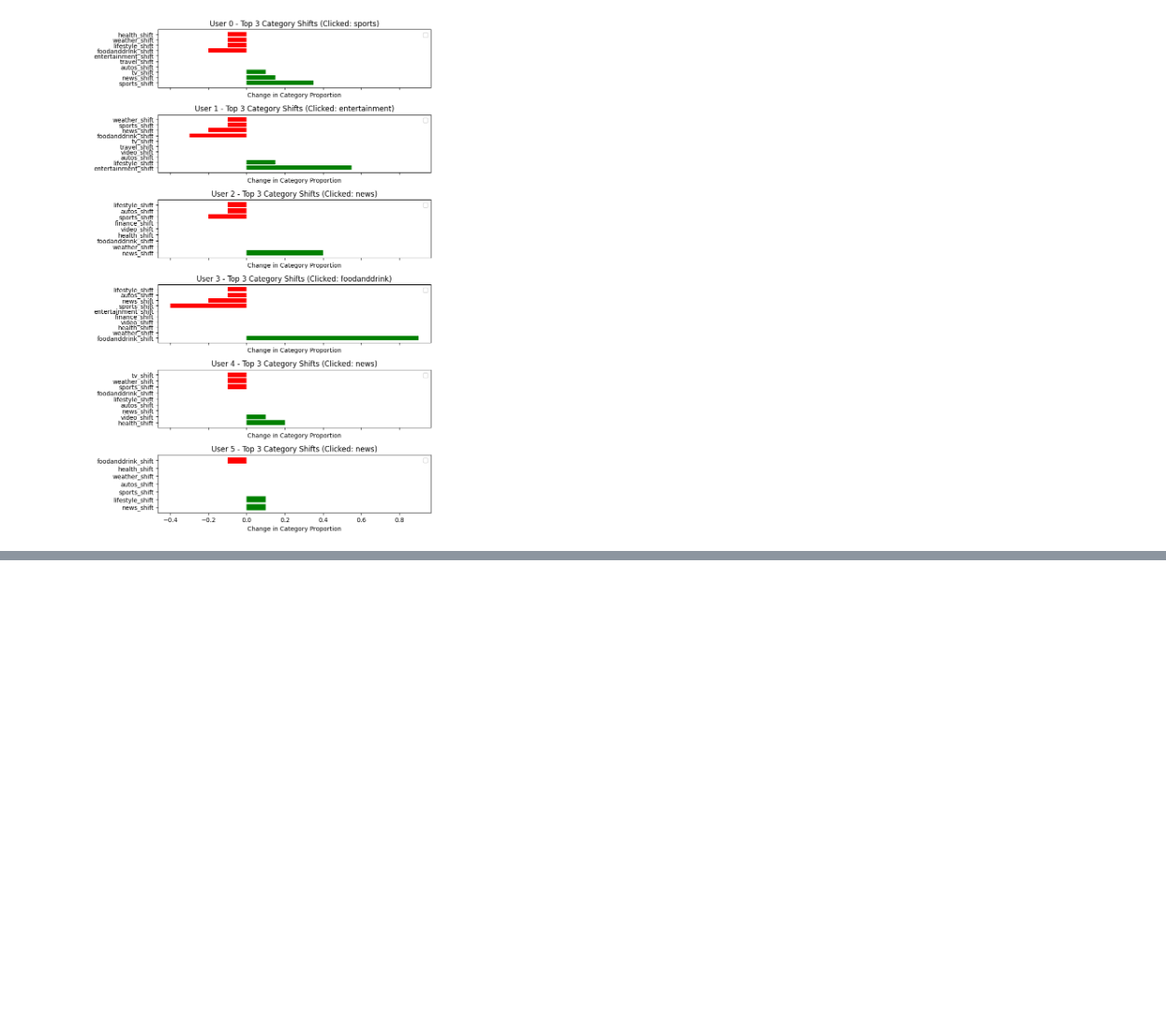
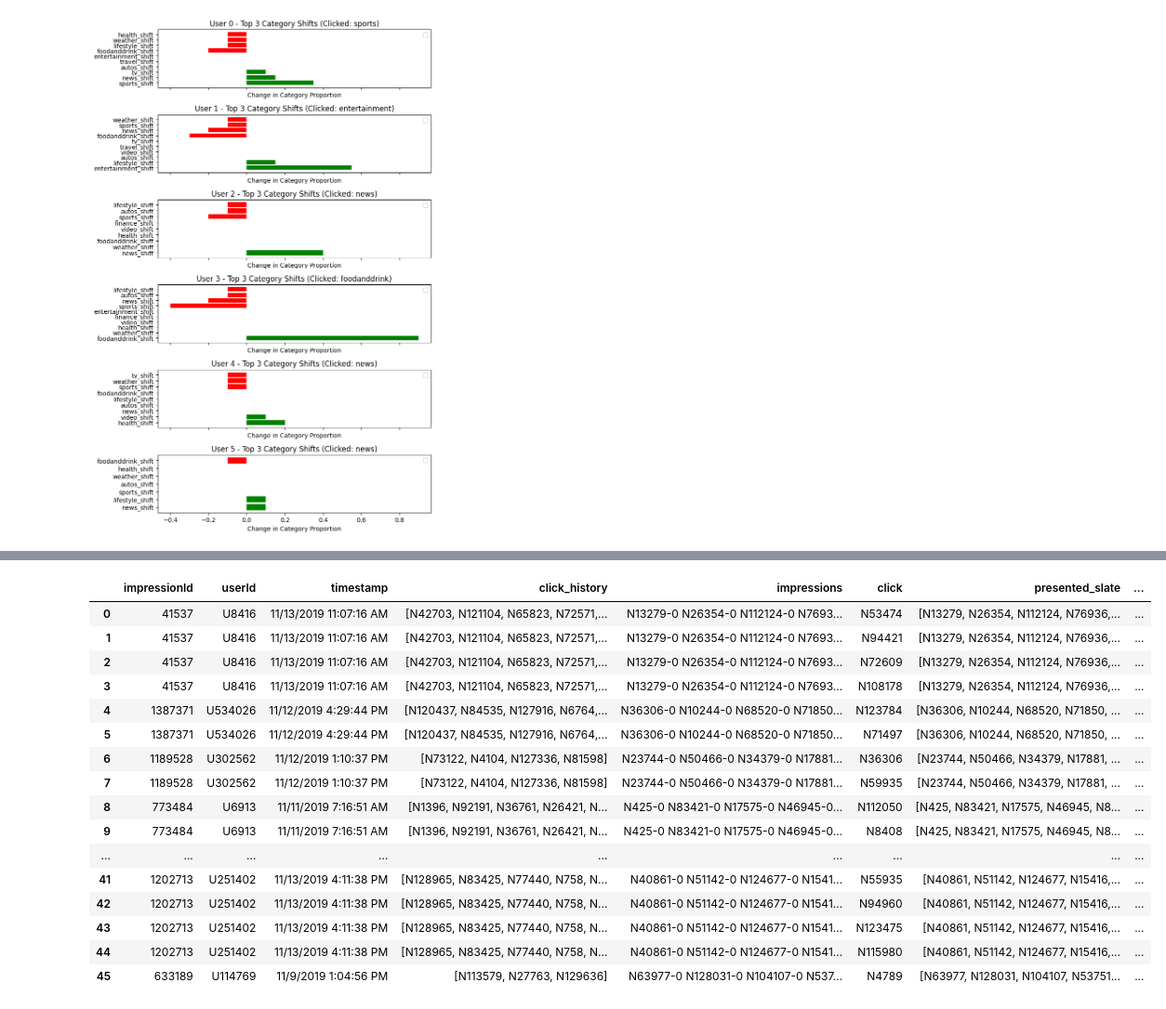
Before and after one commit to Asr419/reasoning_over_slaterecs, a Jupyter notebook: src/reasoning_over_slaterecs/mind_dataset/load_slates_rl_data.ipynb, the cells around one changed output, grey strips where cells are left out. Shown at 93% size. Cells and saved outputs as stored; diff of their text form; code cells hidden in the pictures; blank space fills up the shorter version.

```diff
--- a/src/reasoning_over_slaterecs/mind_dataset/load_slates_rl_data.ipynb
+++ b/src/reasoning_over_slaterecs/mind_dataset/load_slates_rl_data.ipynb
@@ -806,6 +801,8 @@ grouped_means
 | 14 | (0.30132636427879333, 0.121594846... | 0.000000 | 0.200000 |
 # %%
 users_with_llm_success = df_filtered[df_filtered["hit"] > 0]
+# %%
+df_filtered_data=df_filtered.copy()
 # %%
 df_filtered = df_filtered[df_filtered["hit"] > 0].reset_index(drop=True)
 # %%
@@ -1042,0 +1040,27 @@ df_filtered
+# %%
+clicked_data_user_history = category_data.merge(
+    df_filtered_data,
+    left_on=['click', 'observed_state'],
+    right_on=['original_click', 'initial_user_state_tuple'],
+    how='right'  # Use 'inner' to keep only matching rows
+)
+# %%
+clicked_data_user_history
+# %% [output]
+|  | impressionId | userId | timestamp | click_history | impressions | click | presented_slate | ... |
+| 0 | 41537 | U8416 | 11/13/2019 11:07:16 AM | [N42703, N121104, N65823, N72571,... | N13279-0 N26354-0 N112124-0 N7693... | N53474 | [N13279, N26354, N112124, N76936,... | ... |
+| 1 | 41537 | U8416 | 11/13/2019 11:07:16 AM | [N42703, N121104, N65823, N72571,... | N13279-0 N26354-0 N112124-0 N7693... | N94421 | [N13279, N26354, N112124, N76936,... | ... |
+| 2 | 41537 | U8416 | 11/13/2019 11:07:16 AM | [N42703, N121104, N65823, N72571,... | N13279-0 N26354-0 N112124-0 N7693... | N72609 | [N13279, N26354, N112124, N76936,... | ... |
+| 3 | 41537 | U8416 | 11/13/2019 11:07:16 AM | [N42703, N121104, N65823, N72571,... | N13279-0 N26354-0 N112124-0 N7693... | N108178 | [N13279, N26354, N112124, N76936,... | ... |
+| 4 | 1387371 | U534026 | 11/12/2019 4:29:44 PM | [N120437, N84535, N127916, N6764,... | N36306-0 N10244-0 N68520-0 N71850... | N123784 | [N36306, N10244, N68520, N71850, ... | ... |
+| 5 | 1387371 | U534026 | 11/12/2019 4:29:44 PM | [N120437, N84535, N127916, N6764,... | N36306-0 N10244-0 N68520-0 N71850... | N71497 | [N36306, N10244, N68520, N71850, ... | ... |
+| 6 | 1189528 | U302562 | 11/12/2019 1:10:37 PM | [N73122, N4104, N127336, N81598] | N23744-0 N50466-0 N34379-0 N17881... | N36306 | [N23744, N50466, N34379, N17881, ... | ... |
+| 7 | 1189528 | U302562 | 11/12/2019 1:10:37 PM | [N73122, N4104, N127336, N81598] | N23744-0 N50466-0 N34379-0 N17881... | N59935 | [N23744, N50466, N34379, N17881, ... | ... |
+| 8 | 773484 | U6913 | 11/11/2019 7:16:51 AM | [N1396, N92191, N36761, N26421, N... | N425-0 N83421-0 N17575-0 N46945-0... | N112050 | [N425, N83421, N17575, N46945, N8... | ... |
+| 9 | 773484 | U6913 | 11/11/2019 7:16:51 AM | [N1396, N92191, N36761, N26421, N... | N425-0 N83421-0 N17575-0 N46945-0... | N8408 | [N425, N83421, N17575, N46945, N8... | ... |
+| ... | ... | ... | ... | ... | ... | ... | ... | ... |
+| 41 | 1202713 | U251402 | 11/13/2019 4:11:38 PM | [N128965, N83425, N77440, N758, N... | N40861-0 N51142-0 N124677-0 N1541... | N55935 | [N40861, N51142, N124677, N15416,... | ... |
+| 42 | 1202713 | U251402 | 11/13/2019 4:11:38 PM | [N128965, N83425, N77440, N758, N... | N40861-0 N51142-0 N124677-0 N1541... | N94960 | [N40861, N51142, N124677, N15416,... | ... |
+| 43 | 1202713 | U251402 | 11/13/2019 4:11:38 PM | [N128965, N83425, N77440, N758, N... | N40861-0 N51142-0 N124677-0 N1541... | N123475 | [N40861, N51142, N124677, N15416,... | ... |
+| 44 | 1202713 | U251402 | 11/13/2019 4:11:38 PM | [N128965, N83425, N77440, N758, N... | N40861-0 N51142-0 N124677-0 N1541... | N115980 | [N40861, N51142, N124677, N15416,... | ... |
+| 45 | 633189 | U114769 | 11/9/2019 1:04:56 PM | [N113579, N27763, N129636] | N63977-0 N128031-0 N104107-0 N537... | N4789 | [N63977, N128031, N104107, N53751... | ... |
```
Also changed, not shown: parts of 4 cells of this notebook, 3 other files.
